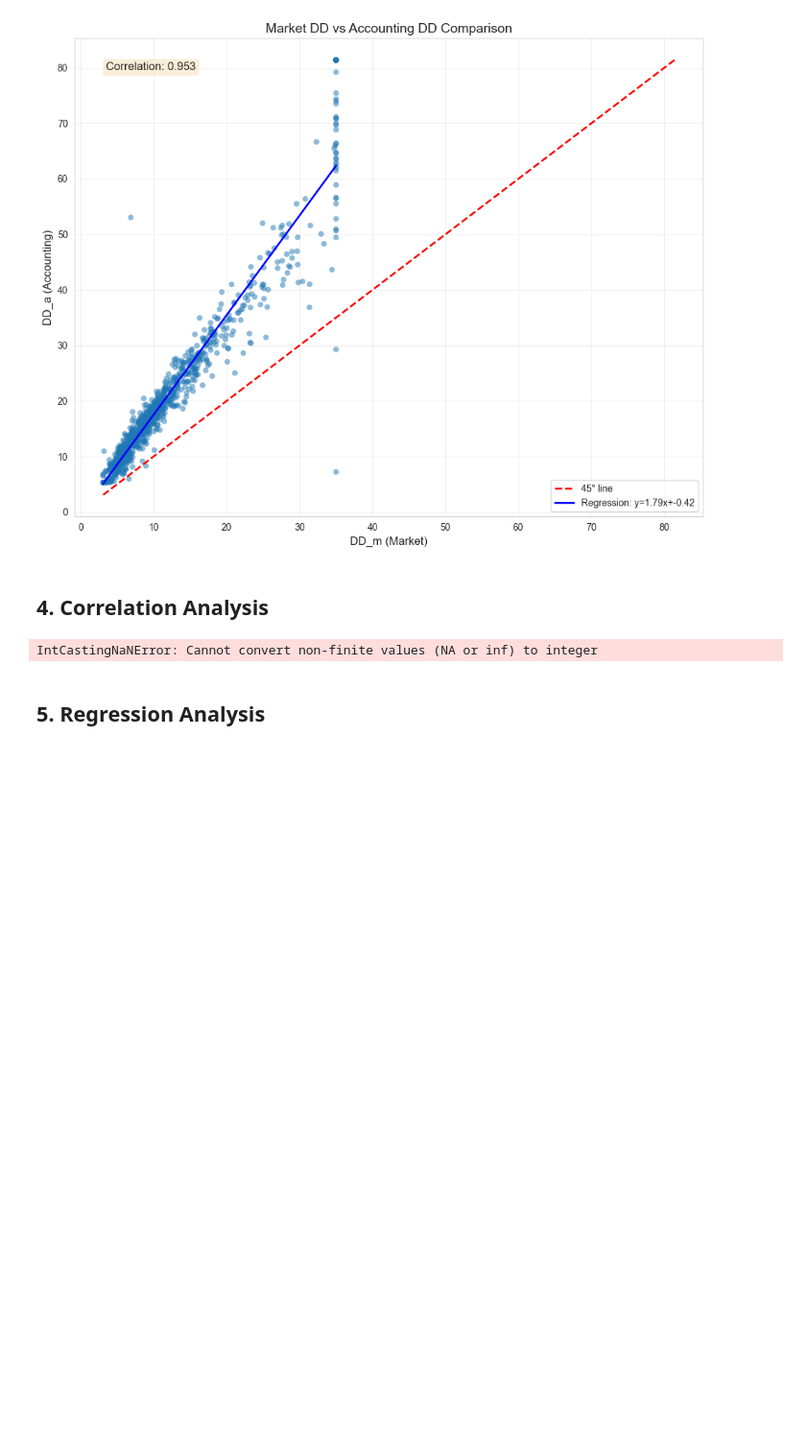
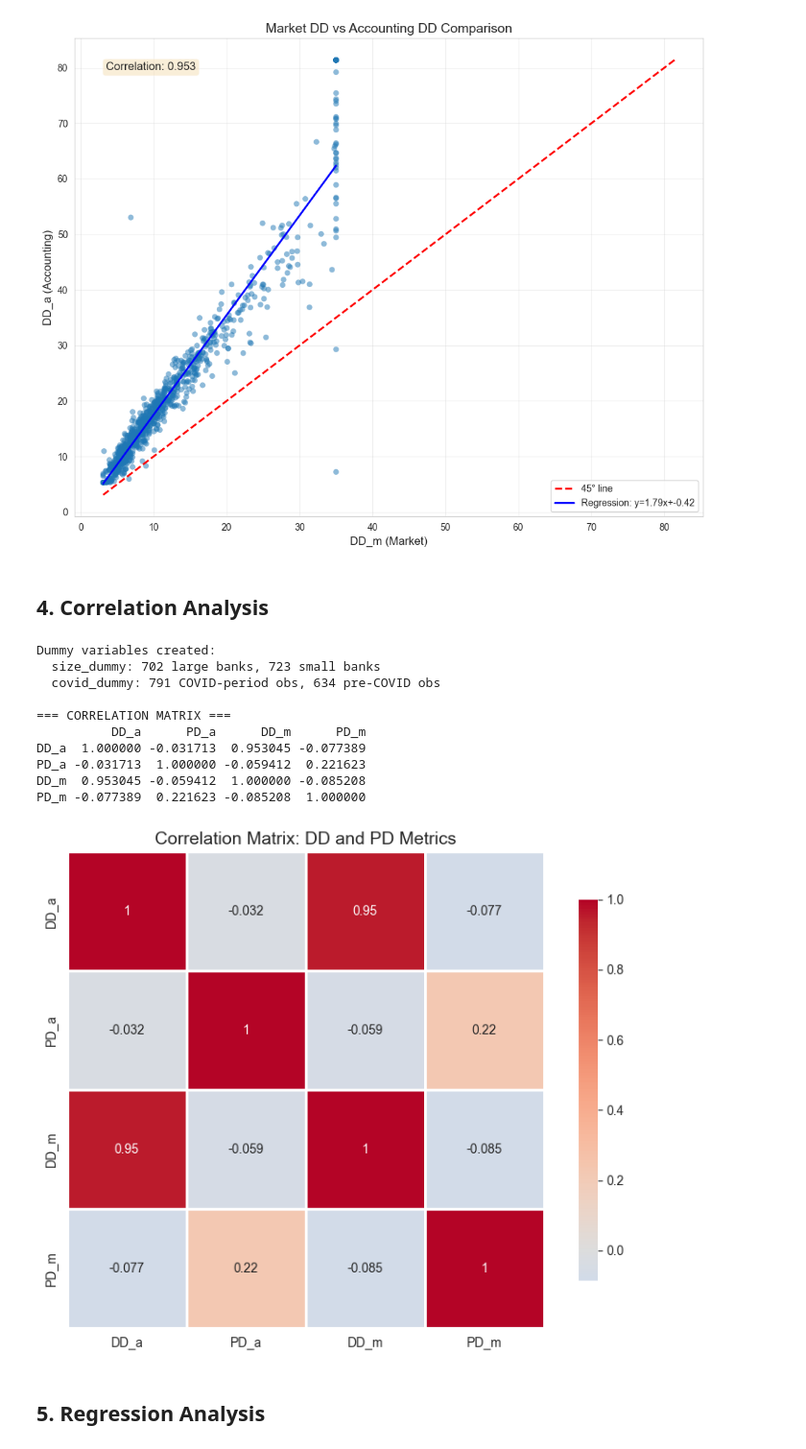
Before and after one commit to GuillaumeBld/Bank_Risk_Analytics, a Jupyter notebook: analysis.ipynb, the cells around one changed output. Shown at 96% size. Cells and saved outputs as stored; diff of their text form; code cells hidden in the pictures; blank space fills up the shorter version.

```diff
--- a/analysis.ipynb
+++ b/analysis.ipynb
@@ -291,40 +291,65 @@ else:
 ## 4. Correlation Analysis
 # %%
 # Construct size and COVID dummies
-# Size dummy: median split
+# Size dummy: median split (handle NaN)
 if 'a_total_assets' in df.columns:
-    df['size_dummy'] = (df['a_total_assets'] > df['a_total_assets'].median()).astype(int)
+    median_assets = df['a_total_assets'].median()
+    df['size_dummy'] = (df['a_total_assets'] > median_assets).fillna(0).astype(int)
 elif 'm_total_assets' in df.columns:
-    df['size_dummy'] = (df['m_total_assets'] > df['m_total_assets'].median()).astype(int)
+    median_assets = df['m_total_assets'].median()
+    df['size_dummy'] = (df['m_total_assets'] > median_assets).fillna(0).astype(int)
+else:
+    print('[WARN] No total assets column found')
 
-# COVID dummy: prefer existing column, else derive from year
+# COVID dummy: prefer existing column, else derive from year (handle NaN)
 if 'a_covid' in df.columns:
-    df['covid_dummy'] = df['a_covid'].astype(int)
+    df['covid_dummy'] = df['a_covid'].fillna(0).astype(int)
 elif 'm_covid' in df.columns:
-    df['covid_dummy'] = df['m_covid'].astype(int)
+    df['covid_dummy'] = df['m_covid'].fillna(0).astype(int)
 elif 'covid' in df.columns:
-    df['covid_dummy'] = df['covid'].astype(int)
+    df['covid_dummy'] = df['covid'].fillna(0).astype(int)
 elif 'year' in df.columns:
     df['covid_dummy'] = (df['year'] >= 2020).astype(int)
 else:
     print('[WARN] No COVID proxy available')
 
+print(f"\nDummy variables created:")
+if 'size_dummy' in df.columns:
+    print(f"  size_dummy: {df['size_dummy'].sum()} large banks, {(~df['size_dummy'].astype(bool)).sum()} small banks")
+if 'covid_dummy' in df.columns:
+    print(f"  covid_dummy: {df['covid_dummy'].sum()} COVID-period obs, {(~df['covid_dummy'].astype(bool)).sum()} pre-COVID obs")
+
 # Correlation matrix for key variables
 corr_vars = ['DD_a', 'PD_a', 'DD_m', 'PD_m']
-corr_matrix = df[corr_vars].corr()
+# Filter to only columns that exist
+corr_vars_available = [v for v in corr_vars if v in df.columns]
+if len(corr_vars_available) >= 2:
+    corr_matrix = df[corr_vars_available].corr()
 
-print("=== CORRELATION MATRIX ===")
-print(corr_matrix)
+    print("\n=== CORRELATION MATRIX ===")
+    print(corr_matrix)
 
-# Heatmap
-plt.figure(figsize=(8, 6))
-sns.heatmap(corr_matrix, annot=True, cmap='coolwarm', center=0,
-            square=True, linewidths=1, cbar_kws={"shrink": 0.8})
-plt.title('Correlation Matrix: DD and PD Metrics', fontsize=14)
-plt.tight_layout()
-plt.show()
+    # Heatmap
+    plt.figure(figsize=(8, 6))
+    sns.heatmap(corr_matrix, annot=True, cmap='coolwarm', center=0,
+                square=True, linewidths=1, cbar_kws={"shrink": 0.8})
+    plt.title('Correlation Matrix: DD and PD Metrics', fontsize=14)
+    plt.tight_layout()
+    plt.show()
+else:
+    print("[WARN] Insufficient variables for correlation matrix")
 # %% [output]
-IntCastingNaNError: Cannot convert non-finite values (NA or inf) to integer
+Dummy variables created:
+  size_dummy: 702 large banks, 723 small banks
+  covid_dummy: 791 COVID-period obs, 634 pre-COVID obs
+
+=== CORRELATION MATRIX ===
+          DD_a      PD_a      DD_m      PD_m
+DD_a  1.000000 -0.031713  0.953045 -0.077389
+PD_a -0.031713  1.000000 -0.059412  0.221623
+DD_m  0.953045 -0.059412  1.000000 -0.085208
+PD_m -0.077389  0.221623 -0.085208  1.000000
+[figure, added]
 # %% [markdown]
 ## 5. Regression Analysis
 # %%
```
Also changed, not shown: parts of 8 cells of this notebook, 41 other files.
